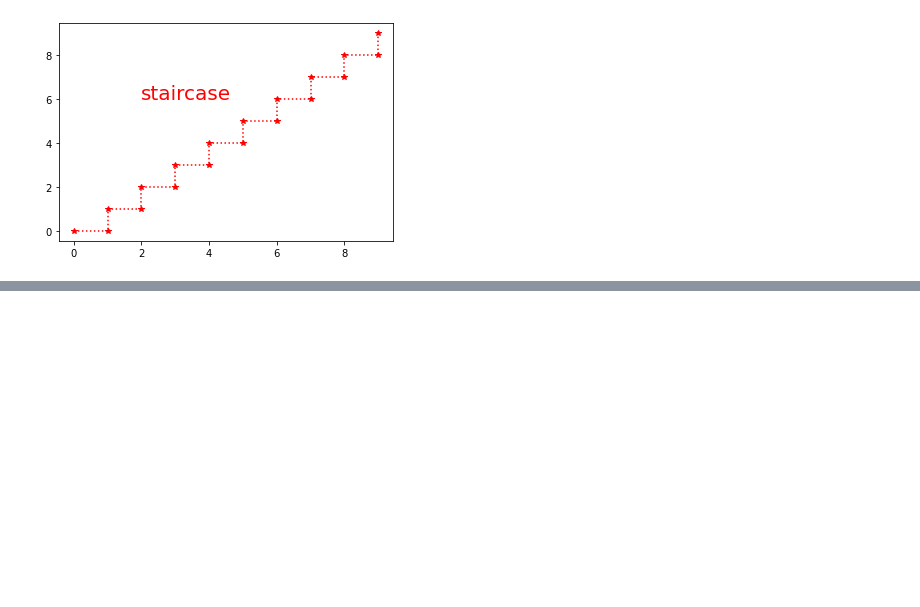
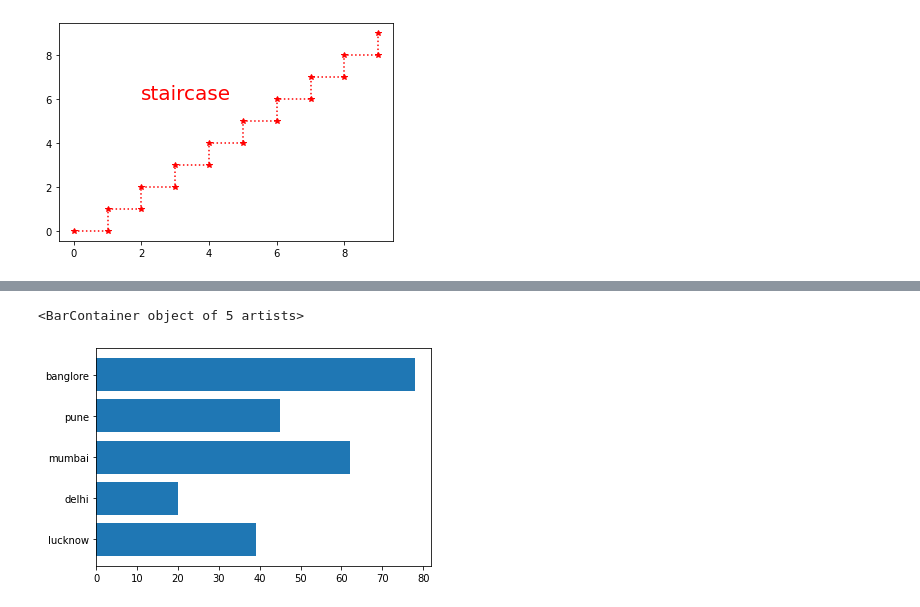
Before and after one commit to shambhavi082001/data-science, a Jupyter notebook: classes/visualization_basics.ipynb, the cells around one changed output, grey strips where cells are left out. Saved outputs shown, nothing was run; the diff lists cells and outputs as text; code cells hidden in the pictures; blank space fills up the shorter version.

```diff
--- a/classes/visualization_basics.ipynb
+++ b/classes/visualization_basics.ipynb
@@ -25,0 +62,5 @@ plt.plot?
+# %%
+plt.barh(cities, rainfall)
+# %% [output]
+<BarContainer object of 5 artists>
+[figure, added]
```
Also changed, not shown: parts of 19 cells of this notebook, 1 other file.
